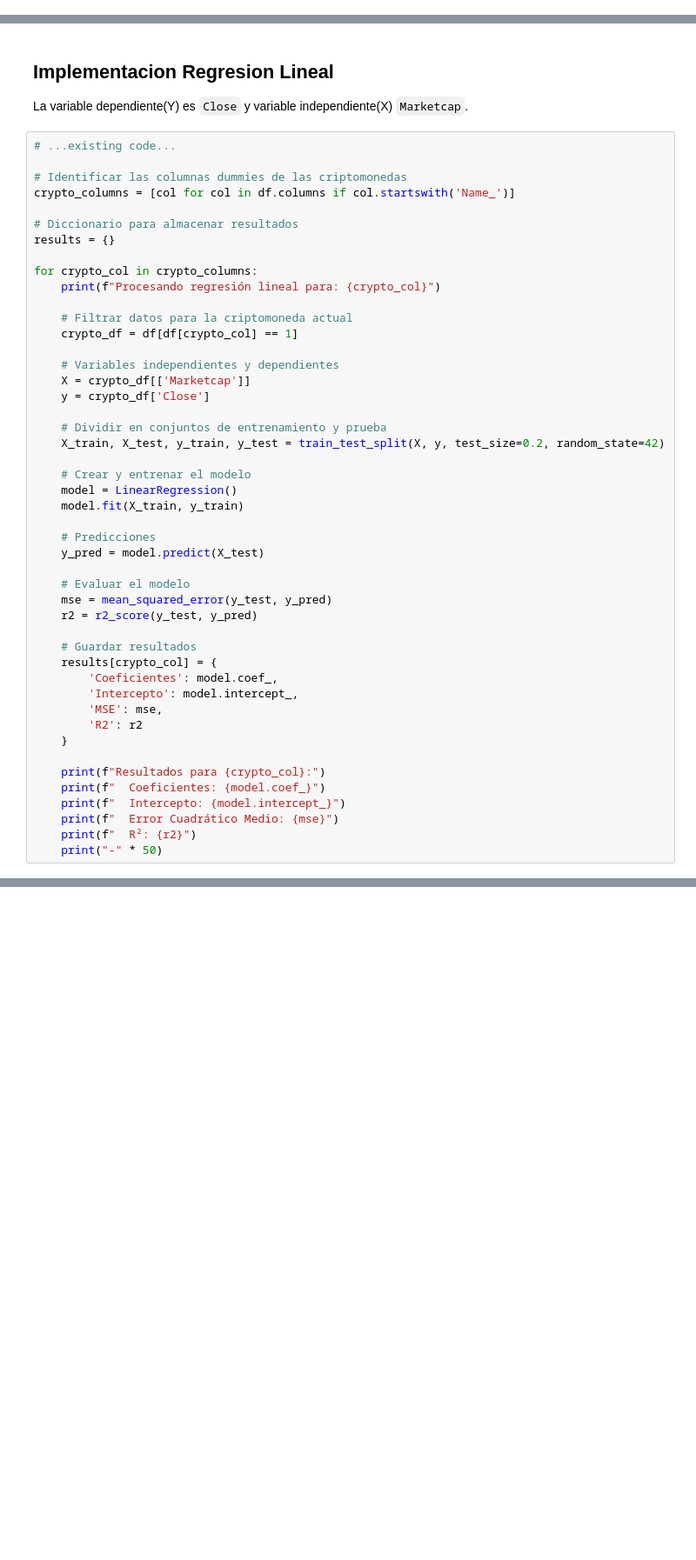
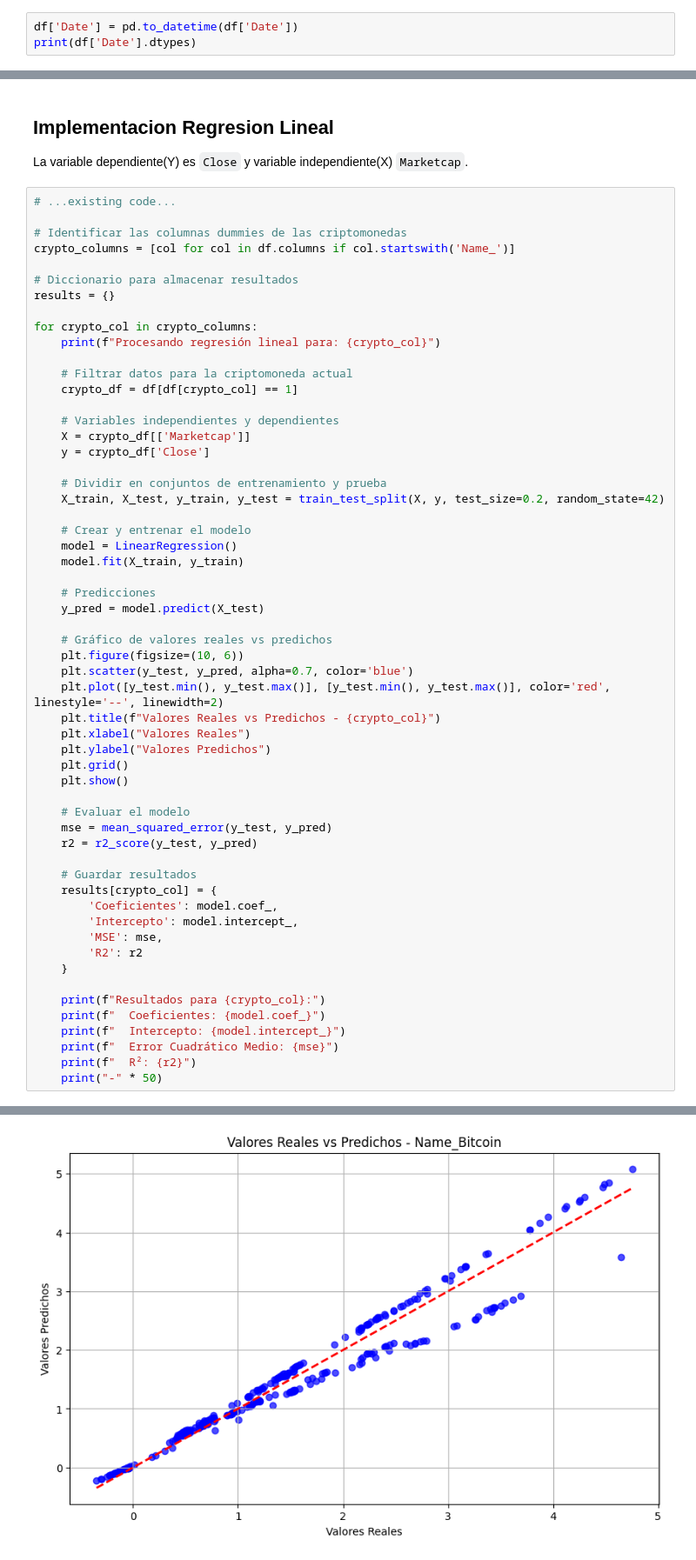
Before and after one commit to SpecTr03/Crypto-price-prediction, a Jupyter notebook: cryptoAnalysis.ipynb, the cells around one changed output, grey strips where cells are left out. Shown at 87% size. Drawn from its saved outputs; the diff is of its cells as text; blank space fills up the shorter version.

```diff
--- a/cryptoAnalysis.ipynb
+++ b/cryptoAnalysis.ipynb
@@ -142,0 +148,3 @@ plt.show()
+# %%
+df['Date'] = pd.to_datetime(df['Date'])
+print(df['Date'].dtypes)
@@ -250,6 +260,16 @@ for crypto_col in crypto_columns:
     # Predicciones
     y_pred = model.predict(X_test)
 
+    # Gráfico de valores reales vs predichos
+    plt.figure(figsize=(10, 6))
+    plt.scatter(y_test, y_pred, alpha=0.7, color='blue')
+    plt.plot([y_test.min(), y_test.max()], [y_test.min(), y_test.max()], color='red', linestyle='--', linewidth=2)
+    plt.title(f"Valores Reales vs Predichos - {crypto_col}")
+    plt.xlabel("Valores Reales")
+    plt.ylabel("Valores Predichos")
+    plt.grid()
+    plt.show()
+
     # Evaluar el modelo
     mse = mean_squared_error(y_test, y_pred)
     r2 = r2_score(y_test, y_pred)
@@ -288,0 +293 @@ Resultados para Name_Litecoin:
+[figure, added]
```
Also changed, not shown: parts of 6 cells of this notebook.
